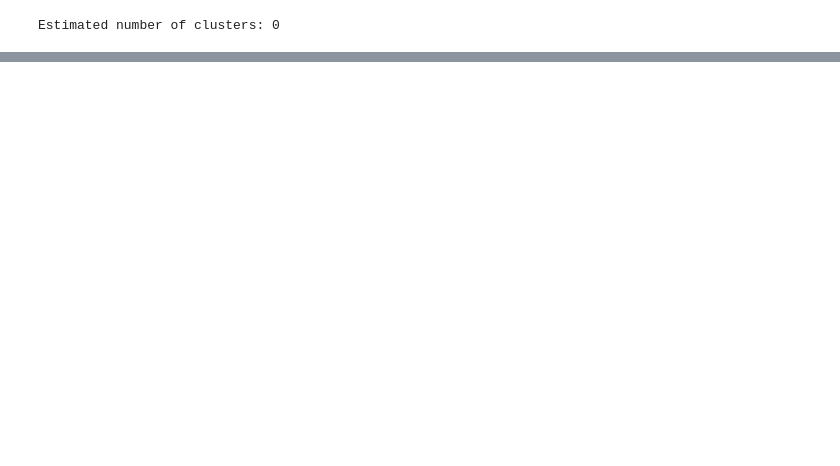
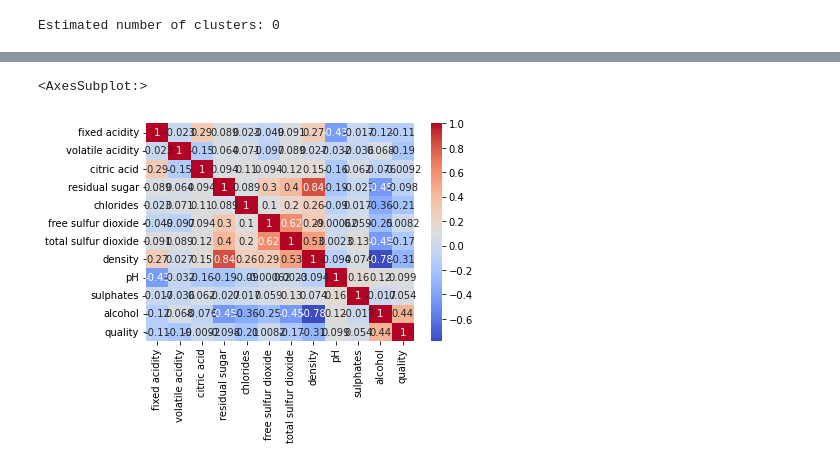
Before and after one commit to joaops95/MLFinalProject, a Jupyter notebook: main.ipynb, the cells around one changed output, grey strips where cells are left out. Saved outputs shown, nothing was run; the diff lists cells and outputs as text; code cells hidden in the pictures; blank space fills up the shorter version.

```diff
--- a/main.ipynb
+++ b/main.ipynb
@@ -549,0 +454,74 @@ KeyError: 0
+# %%
+#lets do some preprocessing for the red wine dataset
+
+
+file_white_wine = 'winequality-white.csv'
+file_red_wine = 'winequality-red.csv'
+
+# Load the data
+white_wine = pd.read_csv(file_white_wine, sep=';')
+red_wine = pd.read_csv(file_red_wine, sep=';')
+
+
+white_wine.info()
+red_wine.info()
+
+
+# Lets check the data
+# print(white_wine.head())
+# print(red_wine.head())
+
+
+# lets preprocess some normalization MinMaxScaler
+
+def normalize(df):
+    result = df.copy()
+    for feature_name in df.columns:
+        max_value = df[feature_name].max()
+        min_value = df[feature_name].min()
+        result[feature_name] = (df[feature_name] - min_value) / (max_value - min_value)
+    return result
+
+
+columns = ['fixed acidity', 'volatile acidity', 'citric acid', 'residual sugar',
+ 'chlorides', 'free sulfur dioxide', 'total sulfur dioxide', 'density', 'pH',
+ 'sulphates', 'alcohol']
+
+
+
+y_red_wine = red_wine['quality']
+y_white_wine = white_wine['quality']
+
+
+
+
+white_wine_normalized = normalize(white_wine.drop('quality', axis=1))
+red_wine_normalized = normalize(red_wine.drop('quality', axis=1))
+
+white_wine_normalized['quality'] = y_white_wine
+red_wine_normalized['quality'] = y_red_wine
+
+
+corr_mat=white_wine_normalized.corr()
+#check for highly correlated values to be removed
+target = 'quality'
+candidates = corr_mat.index[
+    (corr_mat[target] > 0.5) | (corr_mat[target] < -0.5)
+].values
+candidates = candidates[candidates != target]
+print('Correlated to', target, ': ', candidates)
+
+corr_mat=red_wine_normalized.corr()
+#check for highly correlated values to be removed
+target = 'quality'
+candidates = corr_mat.index[
+    (corr_mat[target] > 0.5) | (corr_mat[target] < -0.5)
+].values
+candidates = candidates[candidates != target]
+print('Correlated to', target, ': ', candidates)
+
+
+
+import seaborn as sns
+sns.heatmap(white_wine_normalized.corr(), annot = True, fmt='.2g',cmap= 'coolwarm')
+# %% [output]
@@ -549,0 +545,2 @@ KeyError: 0
+<AxesSubplot:>
+[figure, added]
```
Also changed, not shown: parts of 4 cells of this notebook.
